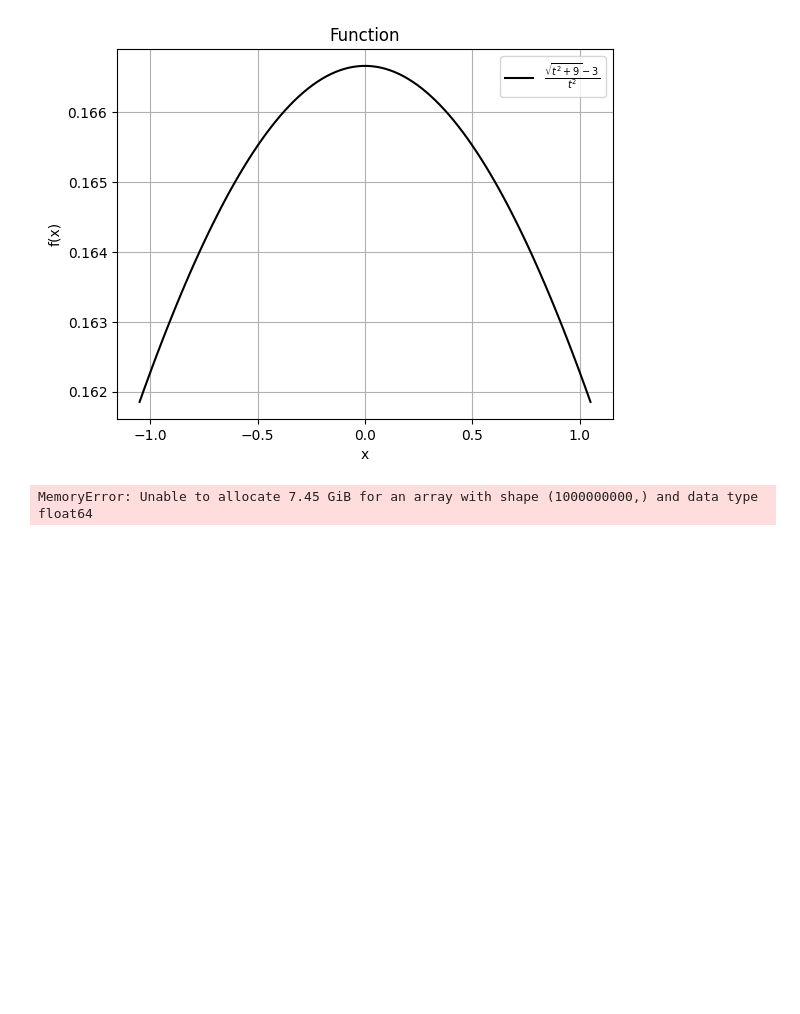
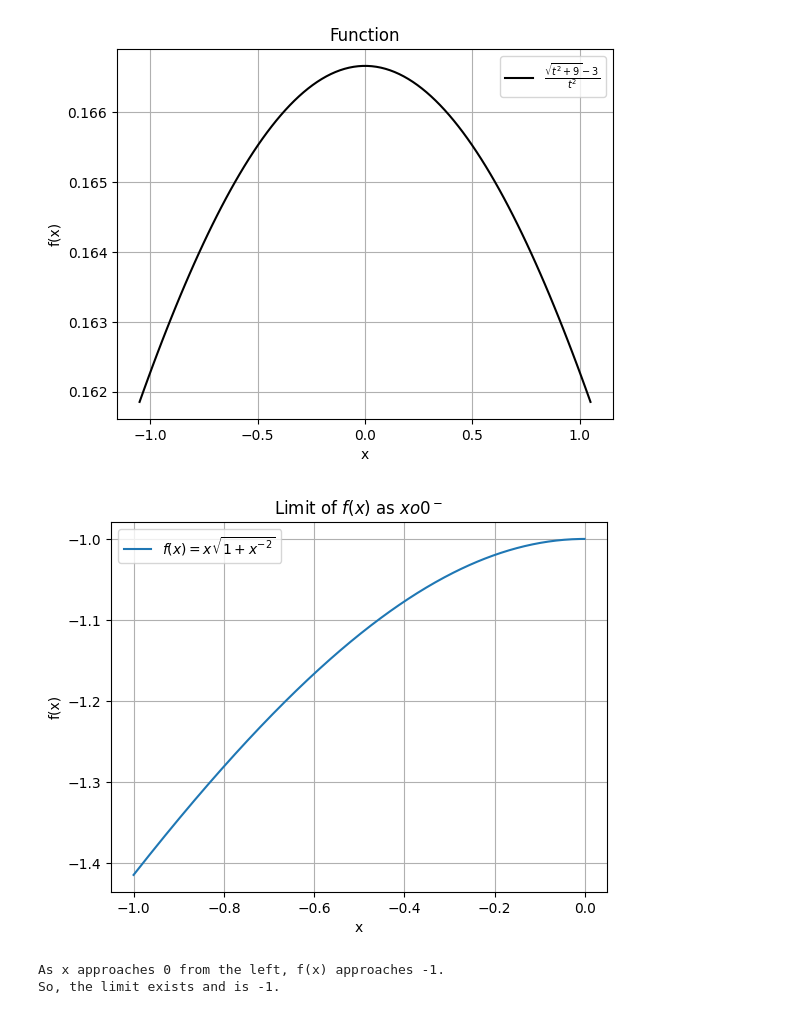
Before and after one commit to ChoppedCoder777/cca-calc-chapter2, a Jupyter notebook: Chapter02-Section02-Limits-Intro.ipynb, the cells around one changed output. Saved outputs shown, nothing was run; the diff lists cells and outputs as text; code cells hidden in the pictures; blank space fills up the shorter version.

```diff
--- a/Chapter02-Section02-Limits-Intro.ipynb
+++ b/Chapter02-Section02-Limits-Intro.ipynb
@@ -69,19 +69,28 @@ plt.legend()
 plt.show()
 # %% [output]
 [figure]
-# %%
-# Define x values, compute f(x)
-x = np.linspace(-0.00001, 0.00001, 1000000000)
-y = ((x*x+9)**0.5-3)/(x*x)
-
-# Plot f(x)
-plt.plot(x, y, label=r'$\frac{\sqrt{t^2 + 9} - 3}{t^2}$', color='black')
-
-plt.title('Function')
-plt.xlabel('x')
-plt.ylabel('f(x)')
-plt.grid(True)
-plt.legend()
-plt.show()
-# %% [output]
-MemoryError: Unable to allocate 7.45 GiB for an array with shape (1000000000,) and data type float64
+# %%
+# Define the function f(x)
+def f(x):
+    return x * np.sqrt(1 + x**-2)
+
+# Choose x values approaching zero from the left
+x_left = np.linspace(-1, -0.001, 400)
+y_left = f(x_left)
+
+# Plot the function
+plt.plot(x_left, y_left, label=r'$f(x)=x\sqrt{1+x^{-2}}$')
+plt.title('Limit of $f(x)$ as $x \to 0^-$')
+plt.xlabel('x')
+plt.ylabel('f(x)')
+plt.grid(True)
+plt.legend()
+plt.show()
+
+# Check the behavior as x approaches 0 from the left
+print("As x approaches 0 from the left, f(x) approaches -1.")
+print("So, the limit exists and is -1.")
+# %% [output]
+[figure, added]
+As x approaches 0 from the left, f(x) approaches -1.
+So, the limit exists and is -1.
```
Also changed, not shown: parts of 4 cells of this notebook, 5 other files.
